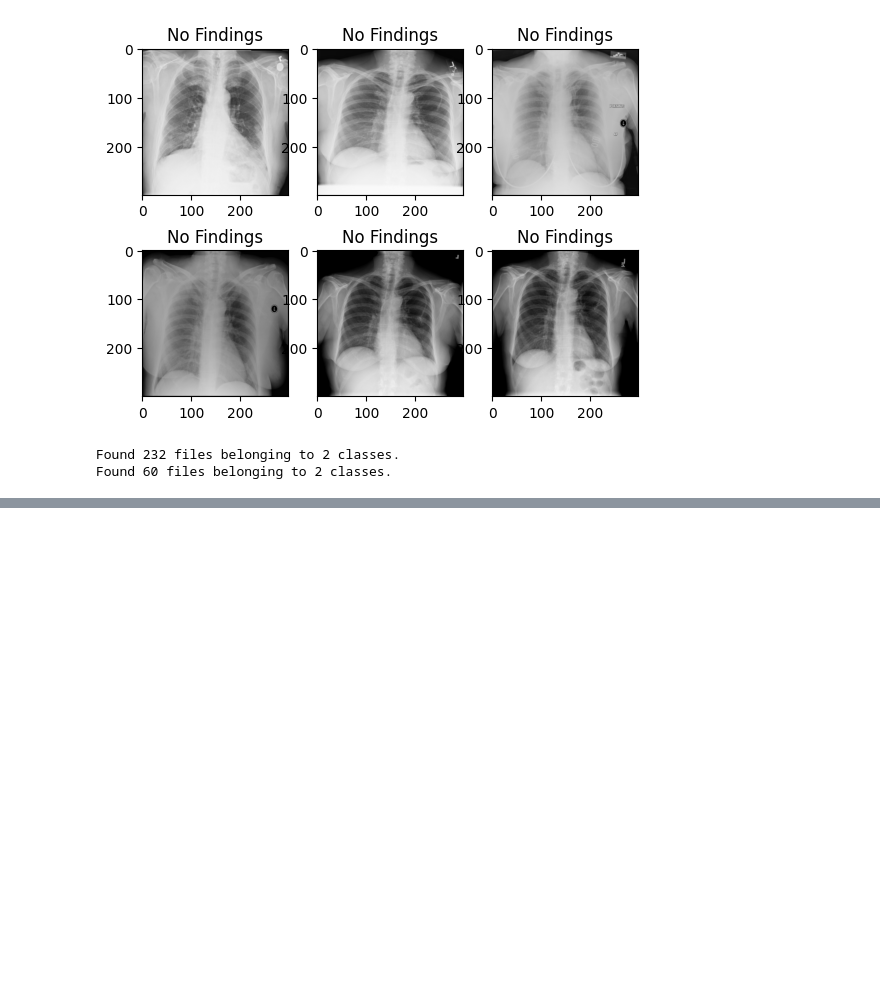
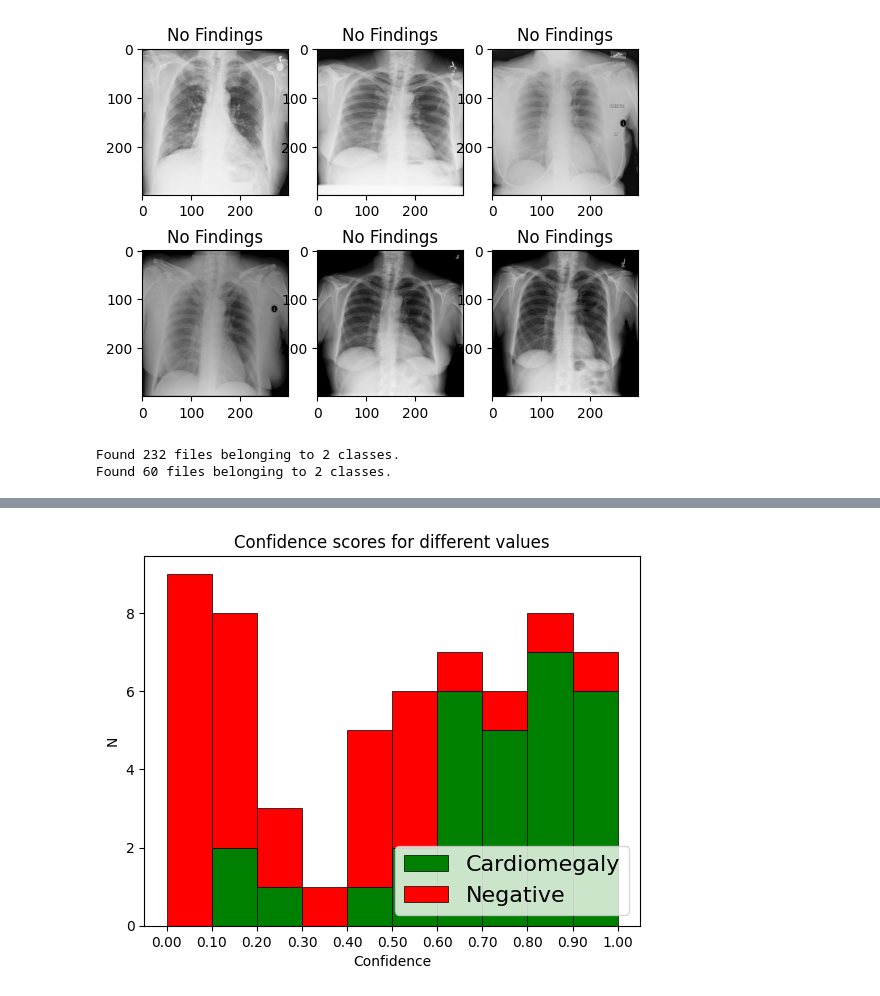
Before and after one commit to arafatanam/Evaluating-Chest-X-Rays-using-TensorFlow, a Jupyter notebook: chest_xray.ipynb, the cells around one changed output, grey strips where cells are left out. Cells and saved outputs as stored; diff of their text form; code cells hidden in the pictures; blank space fills up the shorter version.

```diff
--- a/chest_xray.ipynb
+++ b/chest_xray.ipynb
@@ -309,0 +448,27 @@ plt.show()
+# %%
+# Plot a stacked histogram of confidence scores for positive and negative test images to visualize model predictions
+pos = df.loc[df['label'] == "pos"]["confidence"]
+neg = df.loc[df['label'] == "neg"]["confidence"]
+
+fig, ax = plt.subplots()
+n, bins, patches = plt.hist(
+    [pos, neg],
+    np.arange(0.0, 1.1, 0.1).tolist(),
+    edgecolor='black',
+    linewidth=0.5,
+    density=False,
+    histtype='bar',
+    stacked=True,
+    color=['green', 'red'],
+    label=[finding, 'Negative']
+)
+
+plt.xlabel('Confidence')
+plt.ylabel('N')
+plt.xticks(bins)
+ax.xaxis.set_major_formatter(FormatStrFormatter('%.2f'))
+plt.title('Confidence scores for different values')
+plt.legend(loc="lower right", fontsize=16)
+plt.show()
+# %% [output]
+[figure, added]
```
Also changed, not shown: parts of 13 cells of this notebook, 1 other file.
